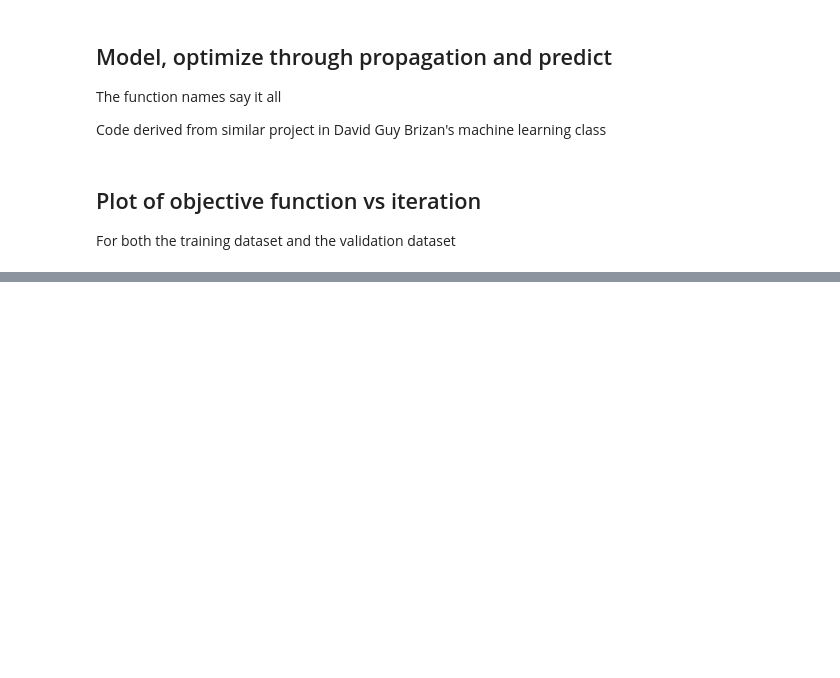
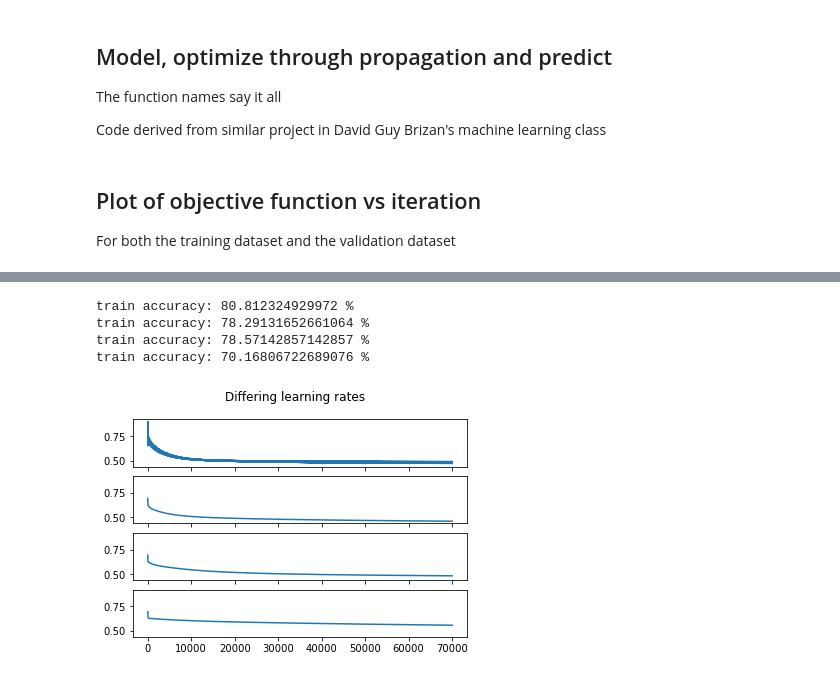
Before and after one commit to quinnalfaro/oConnorProject1, a Jupyter notebook: Project 1.ipynb, the cells around one changed output, grey strips where cells are left out. Cells and saved outputs as stored; diff of their text form; code cells hidden in the pictures; blank space fills up the shorter version.

```diff
--- a/Project 1.ipynb
+++ b/Project 1.ipynb
@@ -213,0 +251,17 @@ For both the training dataset and the validation dataset
+# %%
+#Non-Standardized
+data = readInCleanAndShape(False)
+learningRates = [0.005, 0.0025, 0.001, 0.0001]
+fig, axs = plt.subplots(4, sharex=True, sharey=True)
+fig.suptitle('Differing learning rates')
+num = 0
+for rate in learningRates:
+    d, e, cost = model(data[0], data[1], data[2], 70000, rate)
+    axs[num].plot(cost)
+    num +=1
+# %% [output]
+train accuracy: 80.812324929972 %
+train accuracy: 78.29131652661064 %
+train accuracy: 78.57142857142857 %
+train accuracy: 70.16806722689076 %
+[figure, added]
```
Also changed, not shown: parts of 6 cells of this notebook.
